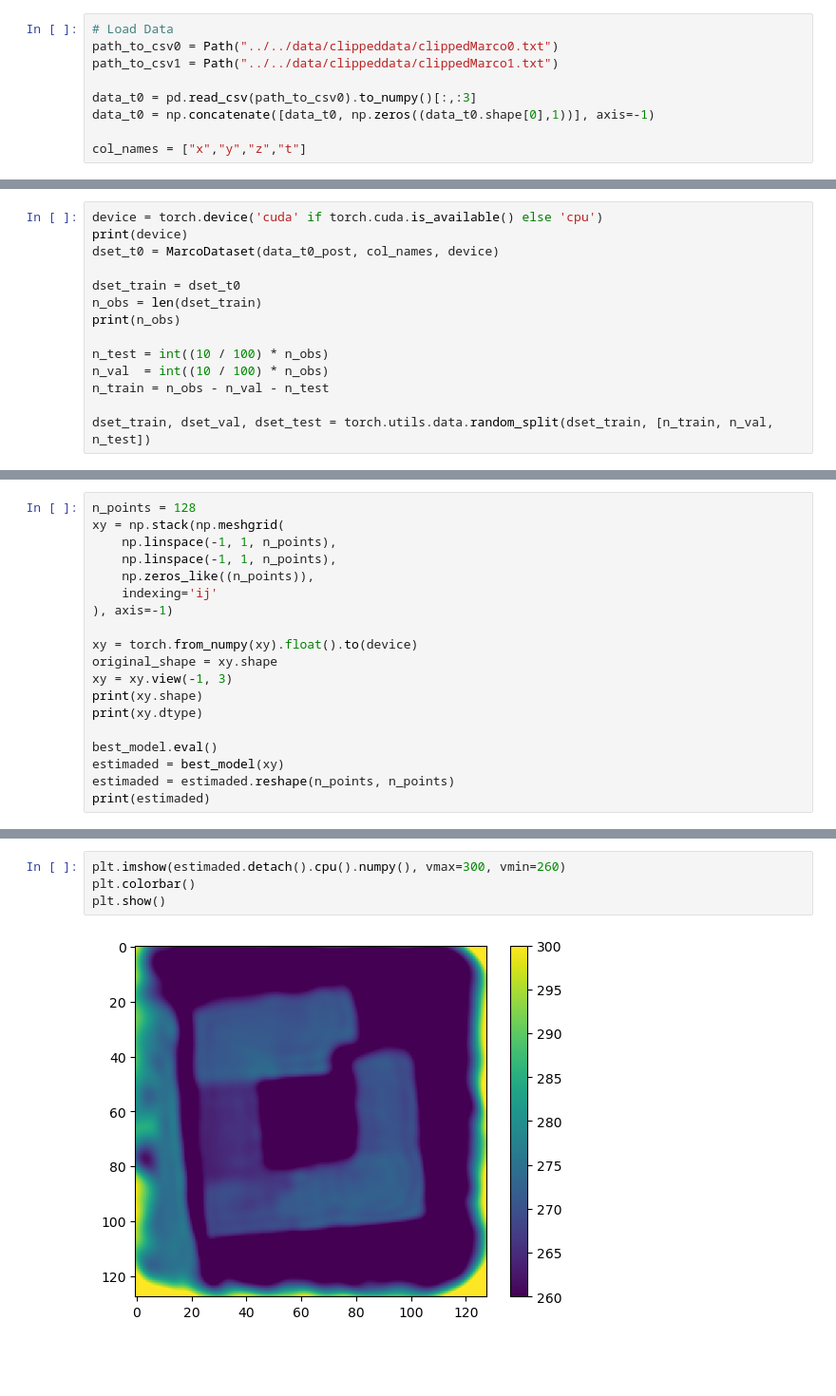
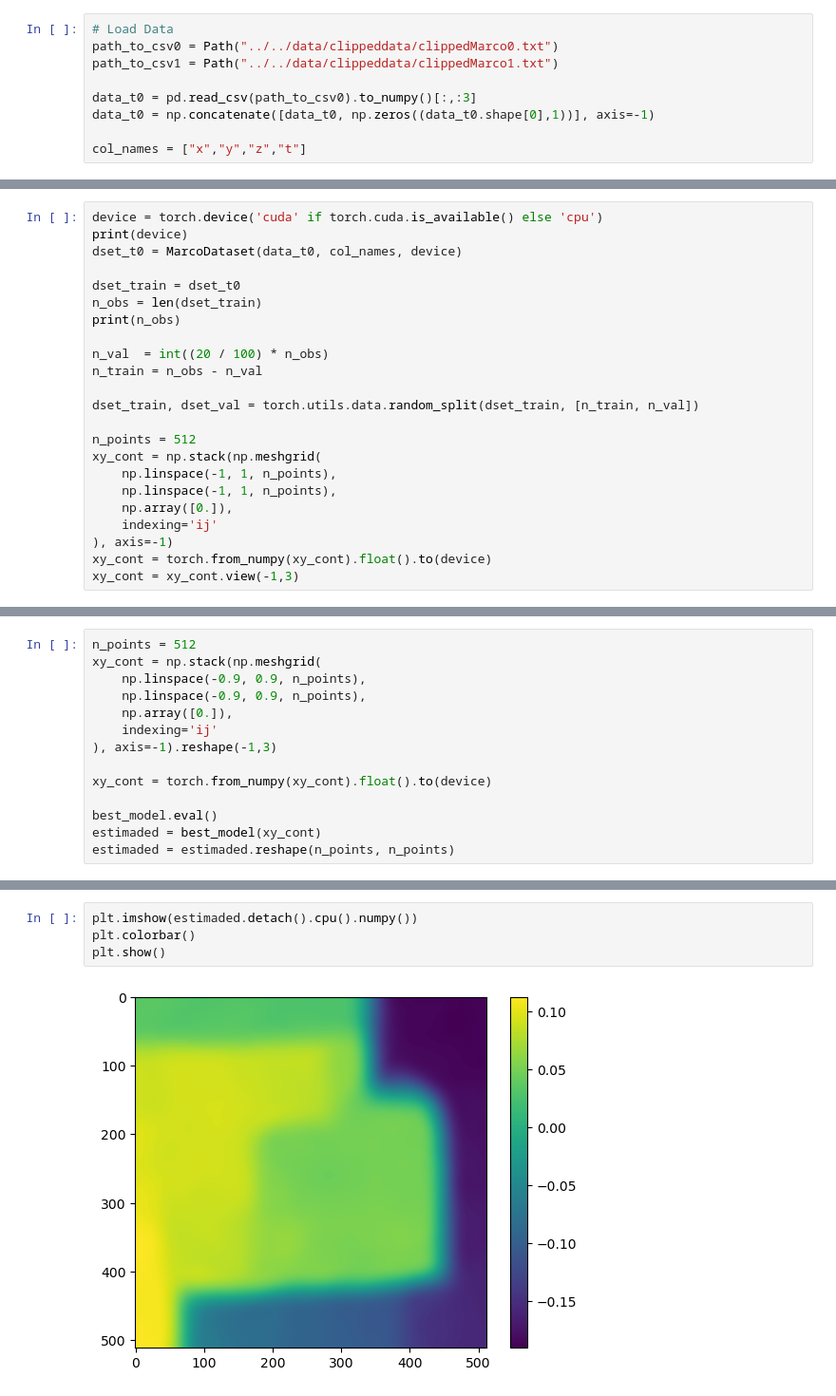
Before and after one commit to PeterJackNaylor/NN-4-change-detection, a Jupyter notebook: python/notebooks/[Sandbox,MWE] SIREN on processed pointcloud.ipynb, the cells around one changed output, grey strips where cells are left out. Shown at 95% size. Cells and saved outputs as stored; diff of their text form; blank space fills up the shorter version.

```diff
--- a/python/notebooks/[Sandbox,MWE] SIREN on processed pointcloud.ipynb
+++ b/python/notebooks/[Sandbox,MWE] SIREN on processed pointcloud.ipynb
@@ -141,16 +143,25 @@ class MarcoDataset(torch.utils.data.Dataset):
 # %%
 device = torch.device('cuda' if torch.cuda.is_available() else 'cpu')
 print(device)
-dset_t0 = MarcoDataset(data_t0_post, col_names, device)
+dset_t0 = MarcoDataset(data_t0, col_names, device)
 
 dset_train = dset_t0
 n_obs = len(dset_train)
 print(n_obs)
 
-n_test = int((10 / 100) * n_obs)
-n_val  = int((10 / 100) * n_obs)
-n_train = n_obs - n_val - n_test
+n_val  = int((20 / 100) * n_obs)
+n_train = n_obs - n_val
 
-dset_train, dset_val, dset_test = torch.utils.data.random_split(dset_train, [n_train, n_val, n_test])
+dset_train, dset_val = torch.utils.data.random_split(dset_train, [n_train, n_val])
+
+n_points = 512
+xy_cont = np.stack(np.meshgrid(
+    np.linspace(-1, 1, n_points),
+    np.linspace(-1, 1, n_points),
+    np.array([0.]),
+    indexing='ij'
+), axis=-1)
+xy_cont = torch.from_numpy(xy_cont).float().to(device)
+xy_cont = xy_cont.view(-1,3)
 # %% [output]
 cuda
@@ -219,19 +289,14 @@ torch.float32
 # %%
-n_points = 128
-xy = np.stack(np.meshgrid(
-    np.linspace(-1, 1, n_points),
-    np.linspace(-1, 1, n_points),
-    np.zeros_like((n_points)),
+n_points = 512
+xy_cont = np.stack(np.meshgrid(
+    np.linspace(-0.9, 0.9, n_points),
+    np.linspace(-0.9, 0.9, n_points),
+    np.array([0.]),
     indexing='ij'
-), axis=-1)
+), axis=-1).reshape(-1,3)
 
-xy = torch.from_numpy(xy).float().to(device)
-original_shape = xy.shape
-xy = xy.view(-1, 3)
-print(xy.shape)
-print(xy.dtype)
+xy_cont = torch.from_numpy(xy_cont).float().to(device)
 
 best_model.eval()
-estimaded = best_model(xy)
+estimaded = best_model(xy_cont)
 estimaded = estimaded.reshape(n_points, n_points)
-print(estimaded)
@@ -249,6 +303,6 @@ tensor([[299.8601, 295.4541, 290.6778,  ..., 326.6768, 331.5052, 335.6590],
 # %%
-plt.imshow(estimaded.detach().cpu().numpy(), vmax=300, vmin=260)
+plt.imshow(estimaded.detach().cpu().numpy())
 plt.colorbar()
 plt.show()
 # %% [output]
-[figure, old version]
+[figure, new version]
```
Also changed, not shown: parts of 14 cells of this notebook, 2 other files.
